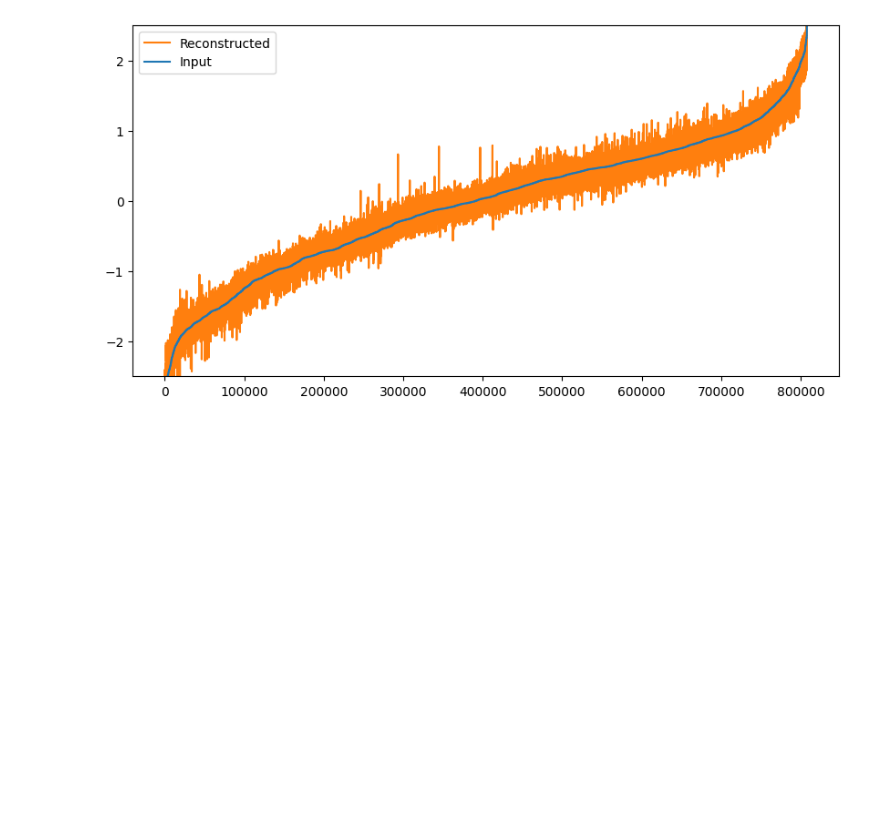
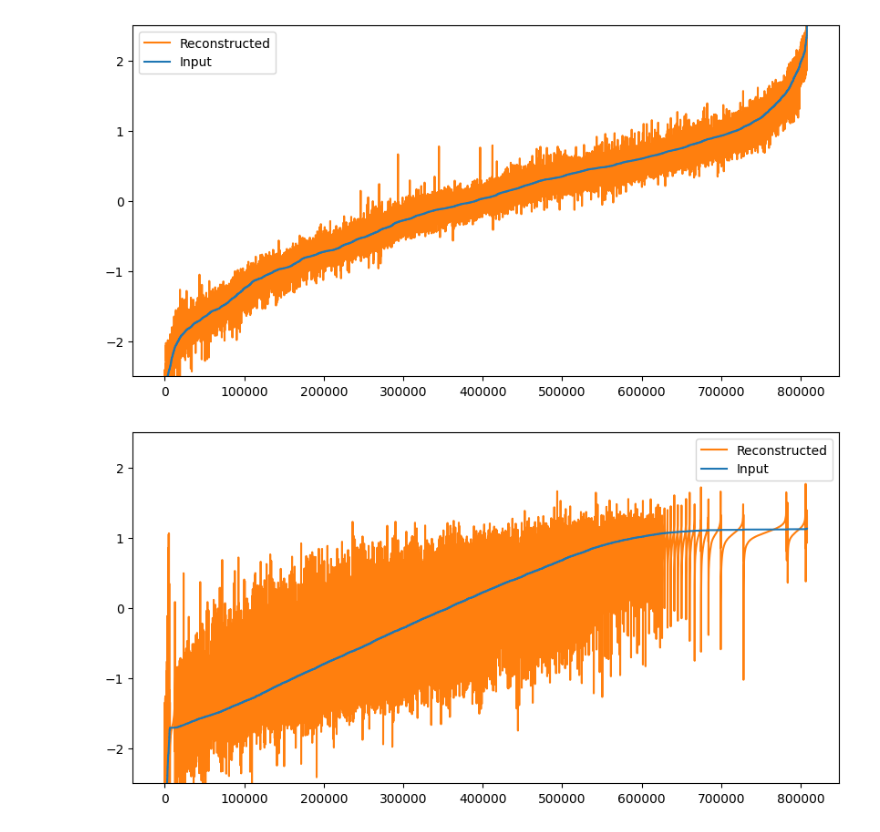
Before and after one commit to BuiHoangTu/ul.bds.NormalBehaviorMonitor, a Jupyter notebook: dev.ipynb, the cells around one changed output. Saved outputs shown, nothing was run; the diff lists cells and outputs as text; code cells hidden in the pictures; blank space fills up the shorter version.

```diff
--- a/dev.ipynb
+++ b/dev.ipynb
@@ -466,3 +478,15 @@ plt.legend()
 plt.show()
 # %% [output]
 [figure]
+# %%
+a = 0
+b = len(tempIn)
+
+plt.figure(figsize=(10, 5))
+plt.plot(sortedRotOut[a:b], label="Reconstructed", color="#ff7f0e")
+plt.plot(sortedRotIn[a:b], label="Input", color="#1f77b4")
+plt.ylim(-2.5, 2.5)
+plt.legend()
+plt.show()
+# %% [output]
+[figure, added]
```
Also changed, not shown: parts of 9 cells of this notebook.
